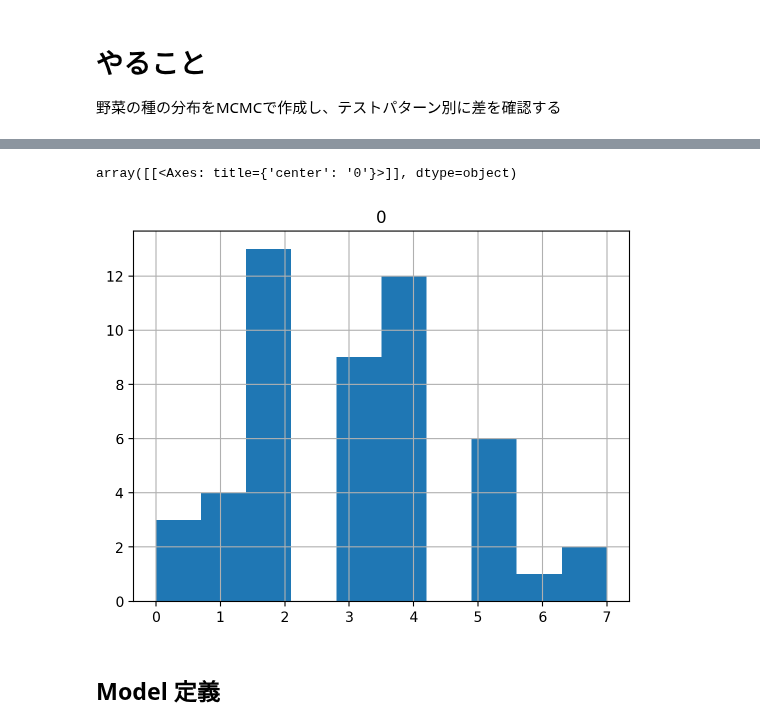
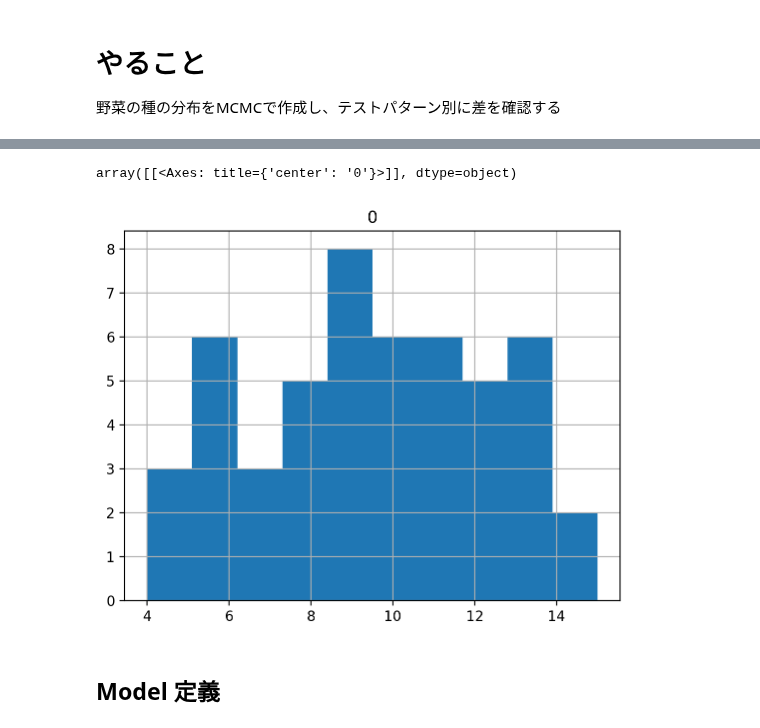
Before and after one commit to kazutax/AB_test, a Jupyter notebook: notebook/003_2_基礎コード(野菜の種).ipynb, the cells around one changed output, grey strips where cells are left out. Cells and saved outputs as stored; diff of their text form; code cells hidden in the pictures.

```diff
--- a/notebook/003_2_基礎コード(野菜の種).ipynb
+++ b/notebook/003_2_基礎コード(野菜の種).ipynb
@@ -27,6 +27,7 @@ jax.devices()
 野菜の種の分布をMCMCで作成し、テストパターン別に差を確認する
 # %%
 rng = np.random.default_rng(42)
-n = 50
 
-y = rng.poisson(lam = 3, size = n) # 野菜の種
+# 野菜の種
+y_A = rng.poisson(lam = 10, size = 50)
+y_B = rng.poisson(lam = 11, size = 30)
@@ -39,8 +61,8 @@ array([4, 4, 5, 1, 7, 1, 4, 2, 2, 5, 4, 1, 6, 2, 5, 0, 2, 2, 3, 4, 0, 2,
 # %%
-pd.DataFrame(y).hist(bins = 10)
+pd.DataFrame(y_A).hist(bins = 10)
 # %% [output]
 array([[<Axes: title={'center': '0'}>]], dtype=object)
-[figure, old version]
+[figure, new version]
 # %% [markdown]
 ## Model 定義
 # %%
```
Also changed, not shown: parts of 3 cells of this notebook.
